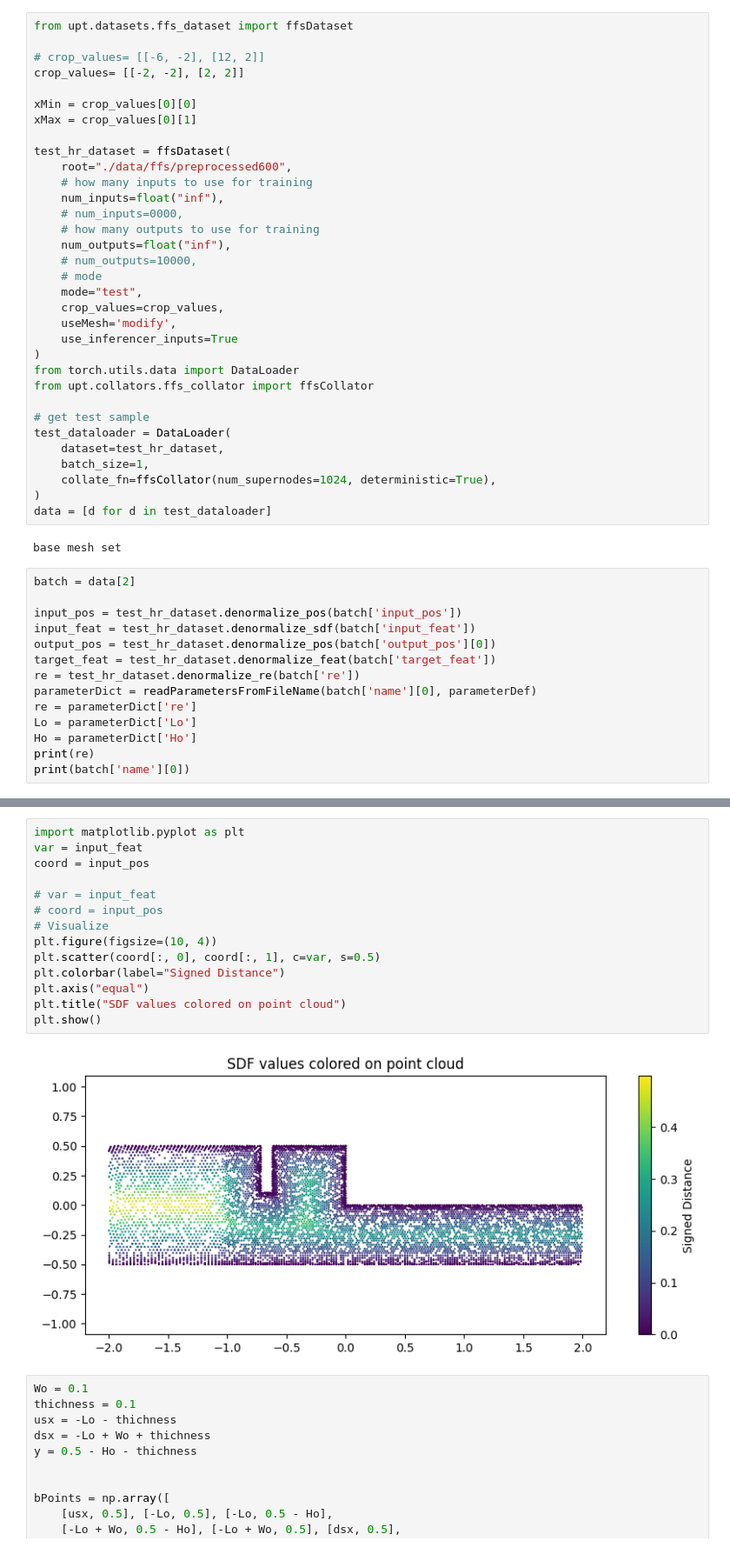
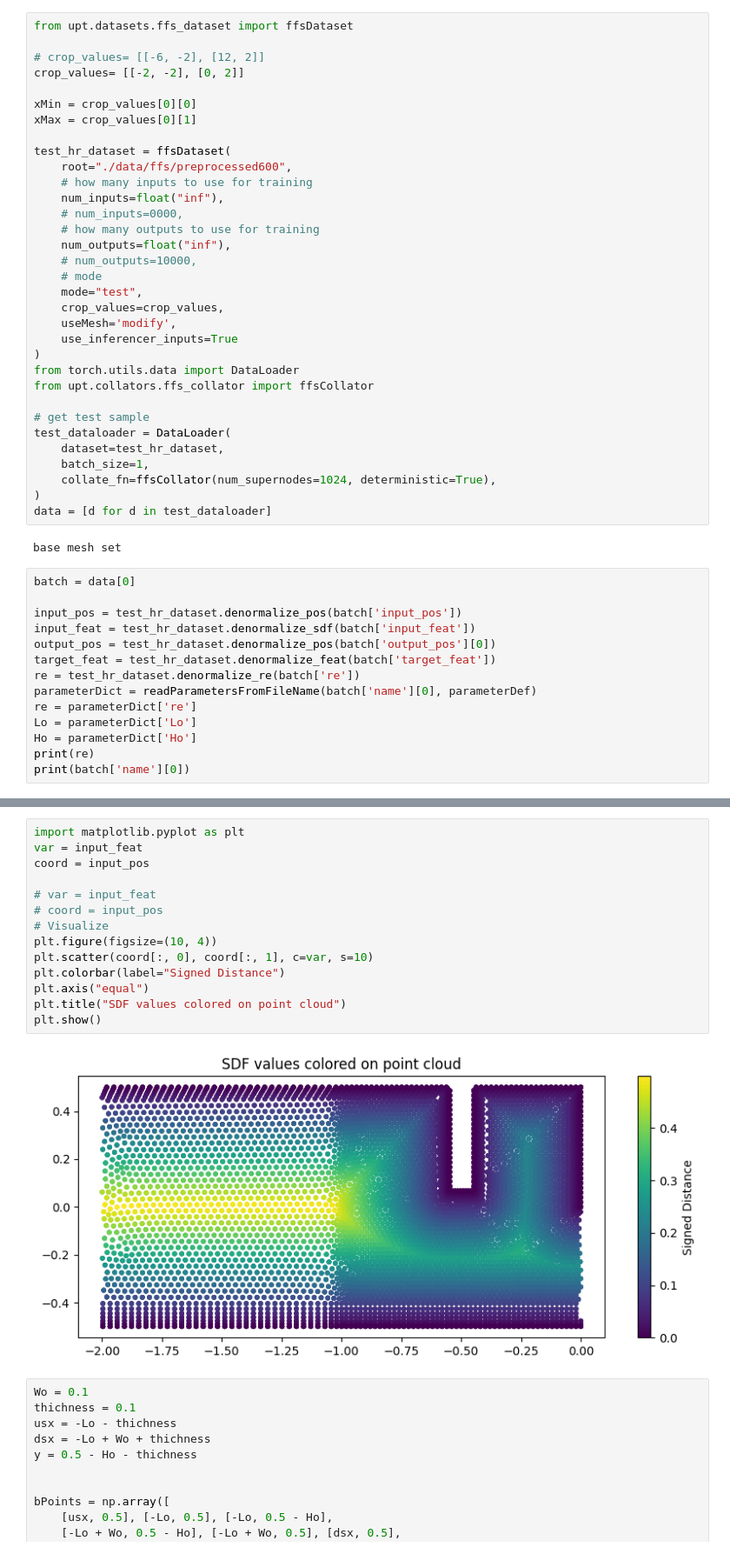
Before and after one commit to battlejacket/upt-tutorial, a Jupyter notebook: data.ipynb, the cells around one changed output, grey strips where cells are left out. Shown at 87% size. Drawn from its saved outputs; the diff is of its cells as text.

```diff
--- a/data.ipynb
+++ b/data.ipynb
@@ -41,7 +41,7 @@ from upt.datasets.ffs_dataset import ffsDataset
 from upt.datasets.ffs_dataset import ffsDataset
 
 # crop_values= [[-6, -2], [12, 2]]
-crop_values= [[-2, -2], [2, 2]]
+crop_values= [[-2, -2], [0, 2]]
 
 xMin = crop_values[0][0]
 xMax = crop_values[0][1]
@@ -73,7 +73,7 @@ data = [d for d in test_dataloader]
 # %% [output]
 base mesh set
 # %%
-batch = data[2]
+batch = data[0]
 
 input_pos = test_hr_dataset.denormalize_pos(batch['input_pos'])
 input_feat = test_hr_dataset.denormalize_sdf(batch['input_feat'])
@@ -92,19 +92,19 @@ DP445_831,25000000000466_0,7166666666666679_0,39633333333333476
 # %%
 import matplotlib.pyplot as plt
 var = input_feat
 coord = input_pos
 
 # var = input_feat
 # coord = input_pos
 # Visualize
 plt.figure(figsize=(10, 4))
-plt.scatter(coord[:, 0], coord[:, 1], c=var, s=0.5)
+plt.scatter(coord[:, 0], coord[:, 1], c=var, s=10)
 plt.colorbar(label="Signed Distance")
 plt.axis("equal")
 plt.title("SDF values colored on point cloud")
 plt.show()
 # %% [output]
-[figure, old version]
+[figure, new version]
 # %%
 Wo = 0.1
 thichness = 0.1
```
Also changed, not shown: parts of 1 cell of this notebook, 4 other files.
